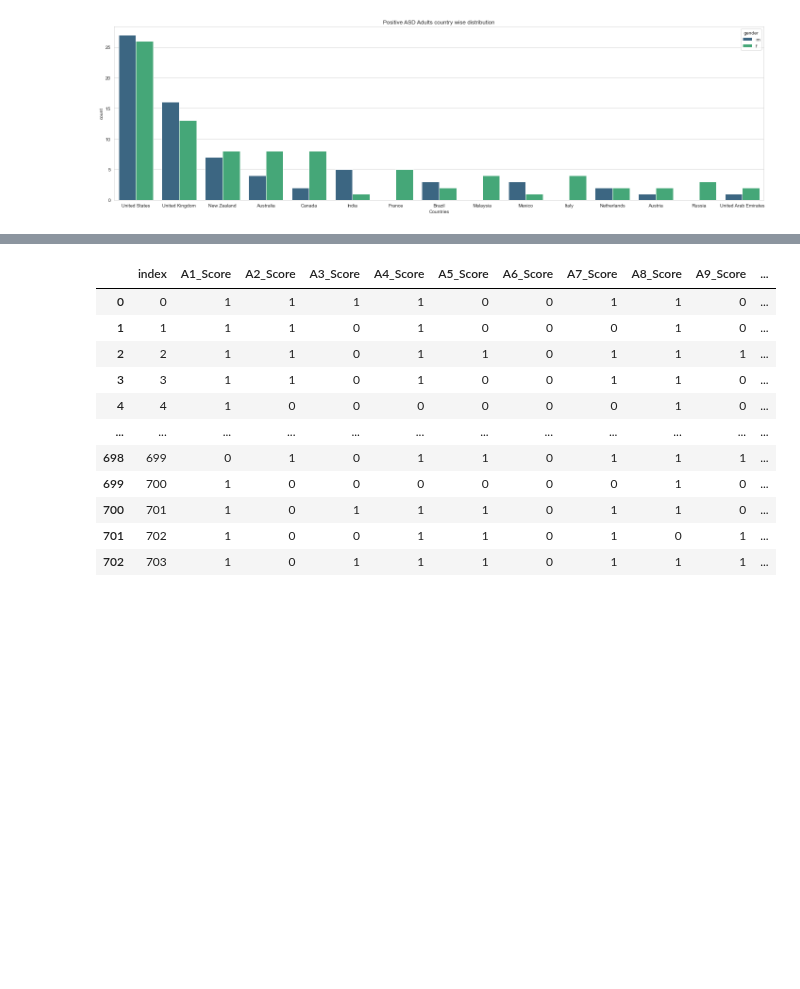
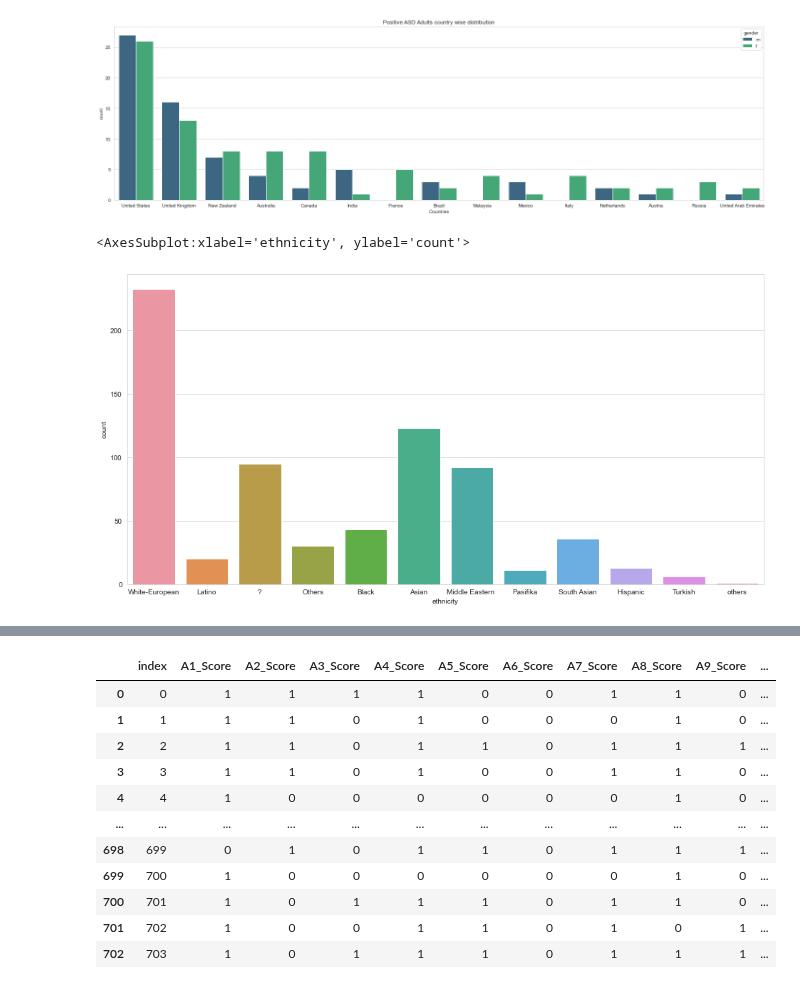
Before and after one commit to Payelban2022/A-study-on-autism, a Jupyter notebook: ASD study on Adults.ipynb, the cells around one changed output, grey strips where cells are left out. Saved outputs shown, nothing was run; the diff lists cells and outputs as text; code cells hidden in the pictures; blank space fills up the shorter version.

Commit message:
Adult analysis

```diff
--- a/ASD study on Adults.ipynb
+++ b/ASD study on Adults.ipynb
@@ -285,3 +285,9 @@ plt.tight_layout()
 # Even though the reach of the app affects this distribution, it does quite well describing the report. Developed
 # countries like UK,US, Australia,Canada indeed are the most affected ones. But we see female population
 # distinguishable compared to males, which is quite contrary.
+# %%
+plt.figure(figsize = (16,8))
+sns.countplot(x = 'ethnicity', data = adult_df)
+# %% [output]
+<AxesSubplot:xlabel='ethnicity', ylabel='count'>
+[figure, added]
```
Also changed, not shown: parts of 9 cells of this notebook.
